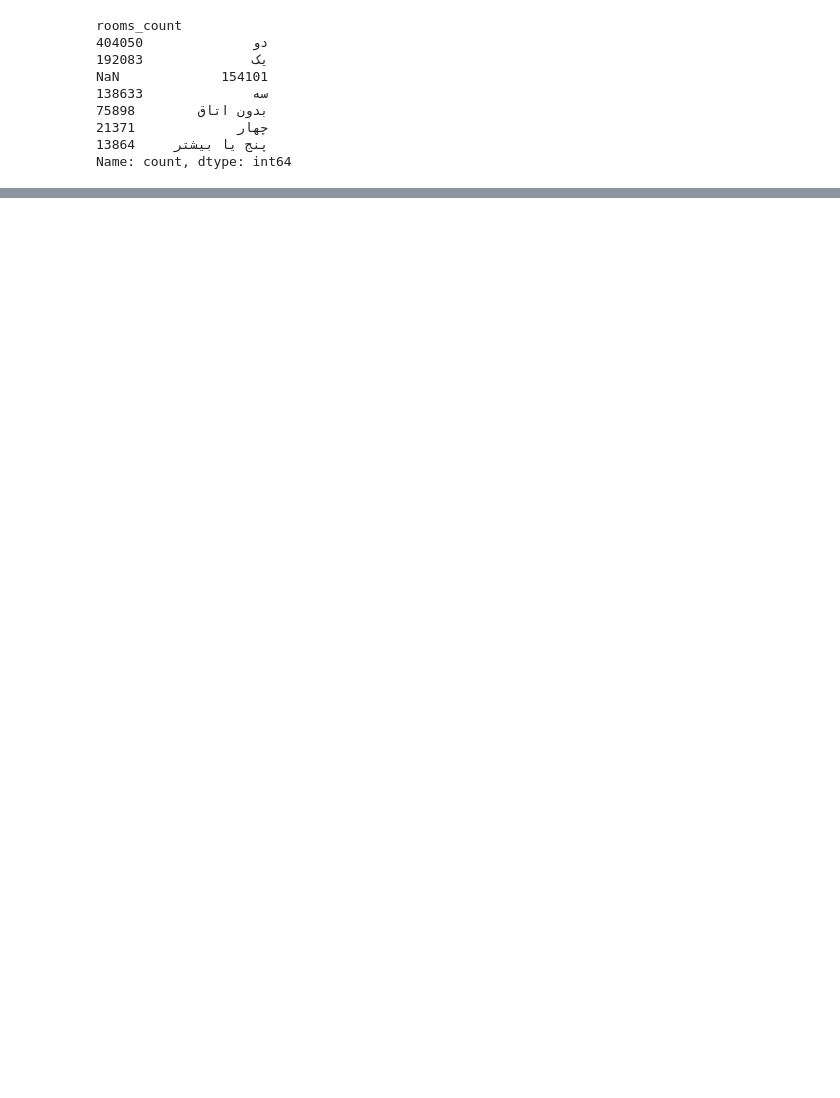
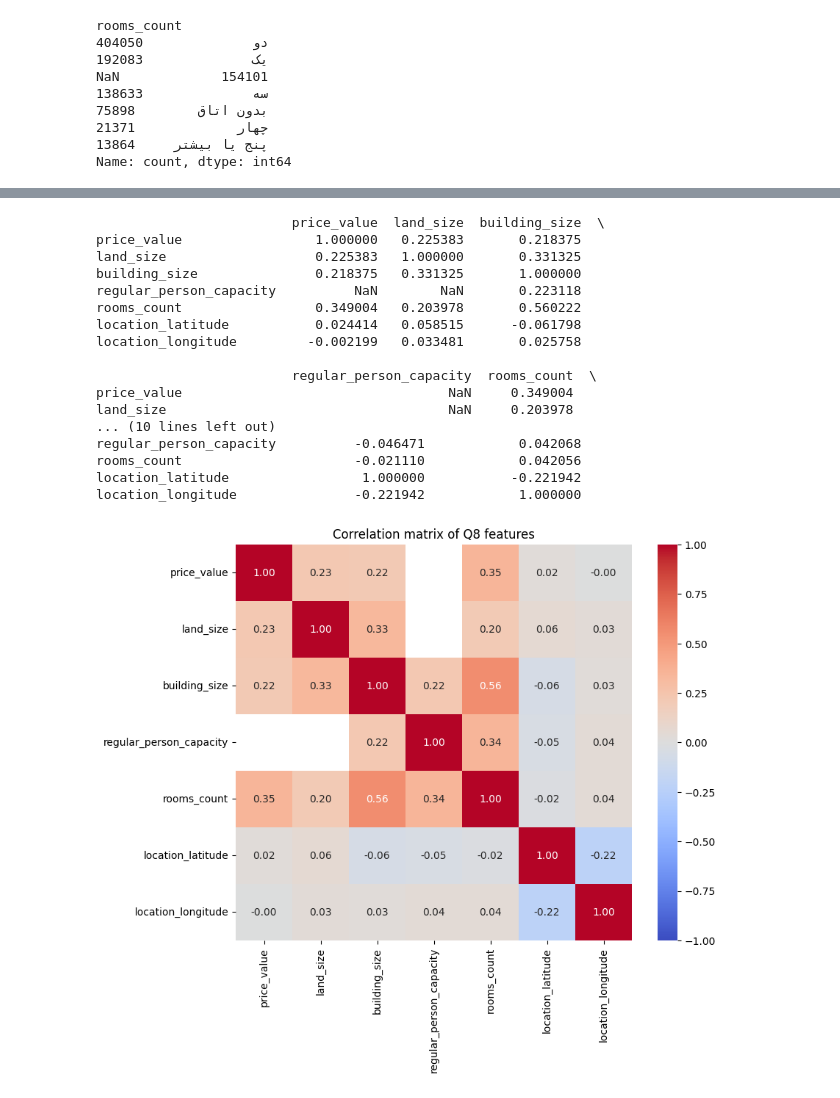
Before and after one commit to aminrafi394/quera-AI-first-project, a Jupyter notebook: notebooks/q8_q9_mahdi.ipynb, the cells around one changed output, grey strips where cells are left out. Saved outputs shown, nothing was run; the diff lists cells and outputs as text; code cells hidden in the pictures; blank space fills up the shorter version.

Commit message:
Add correlation matrix and heatmap for Q8

```diff
--- a/notebooks/q8_q9_mahdi.ipynb
+++ b/notebooks/q8_q9_mahdi.ipynb
@@ -165,3 +167,13 @@ dtype: int64
 | regular_person_capacity | 29870.0 | 6.557650e+00 | 7.698655e+00 | 1.000000e+00 | 3.000000e+00 | 4.000000e+00 | 7.000000e+00 | 5.000000e+01 |
 | location_latitude | 655561.0 | 3.498264e+01 | 2.377957e+00 | 2.501717e+01 | 3.455394e+01 | 3.572332e+01 | 3.630702e+01 | 3.980854e+01 |
 | location_longitude | 655561.0 | 5.162953e+01 | 3.160282e+00 | 4.400128e+01 | 5.067718e+01 | 5.134577e+01 | 5.180507e+01 | 6.284333e+01 |
+# %%
+q8_cols = ['price_value','land_size','building_size','regular_person_capacity','rooms_count','location_latitude','location_longitude']
+pair_counts = pd.DataFrame(index=q8_cols, columns=q8_cols)
+
+for a in q8_cols:
+    for b in q8_cols:
+        both = (df_q8[a].notna()) & (df_q8[b].notna())
+        pair_counts.loc[a, b] = both.sum()
+
+pair_counts
@@ -167,0 +189,29 @@ dtype: int64
+# %%
+corr_matrix = df_q8[q8_cols].corr()
+print(corr_matrix)
+
+plt.figure(figsize=(9, 7))
+
+sns.heatmap(corr_matrix, annot=True, fmt='.2f', cmap='coolwarm',vmin=-1, vmax=1, square=True)
+
+plt.title('Correlation matrix of Q8 features')
+plt.show()
+# %% [output]
+                         price_value  land_size  building_size  \
+price_value                 1.000000   0.225383       0.218375
+land_size                   0.225383   1.000000       0.331325
+building_size               0.218375   0.331325       1.000000
+regular_person_capacity          NaN        NaN       0.223118
+rooms_count                 0.349004   0.203978       0.560222
+location_latitude           0.024414   0.058515      -0.061798
+location_longitude         -0.002199   0.033481       0.025758
+
+                         regular_person_capacity  rooms_count  \
+price_value                                  NaN     0.349004
+land_size                                    NaN     0.203978
+... (10 lines left out)
+regular_person_capacity          -0.046471            0.042068
+rooms_count                      -0.021110            0.042056
+location_latitude                 1.000000           -0.221942
+location_longitude               -0.221942            1.000000
+[figure, added]
```
Also changed, not shown: parts of 2 cells of this notebook.
